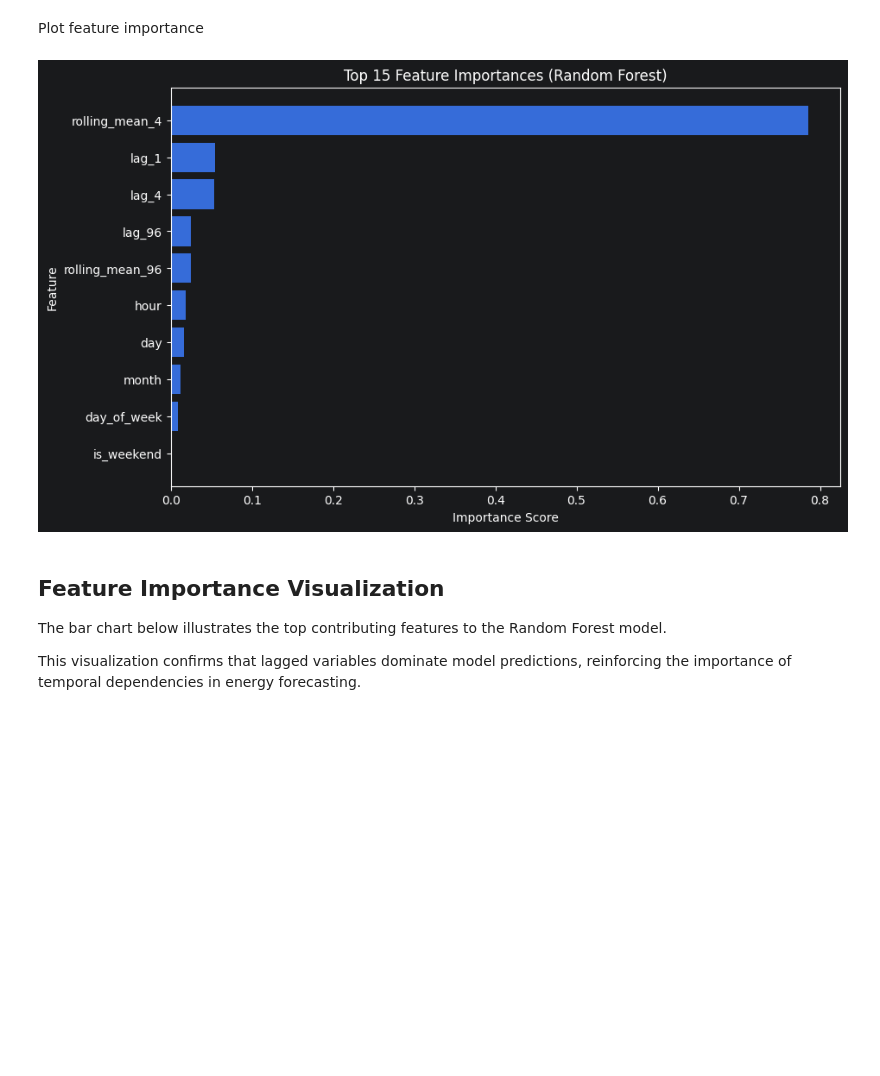
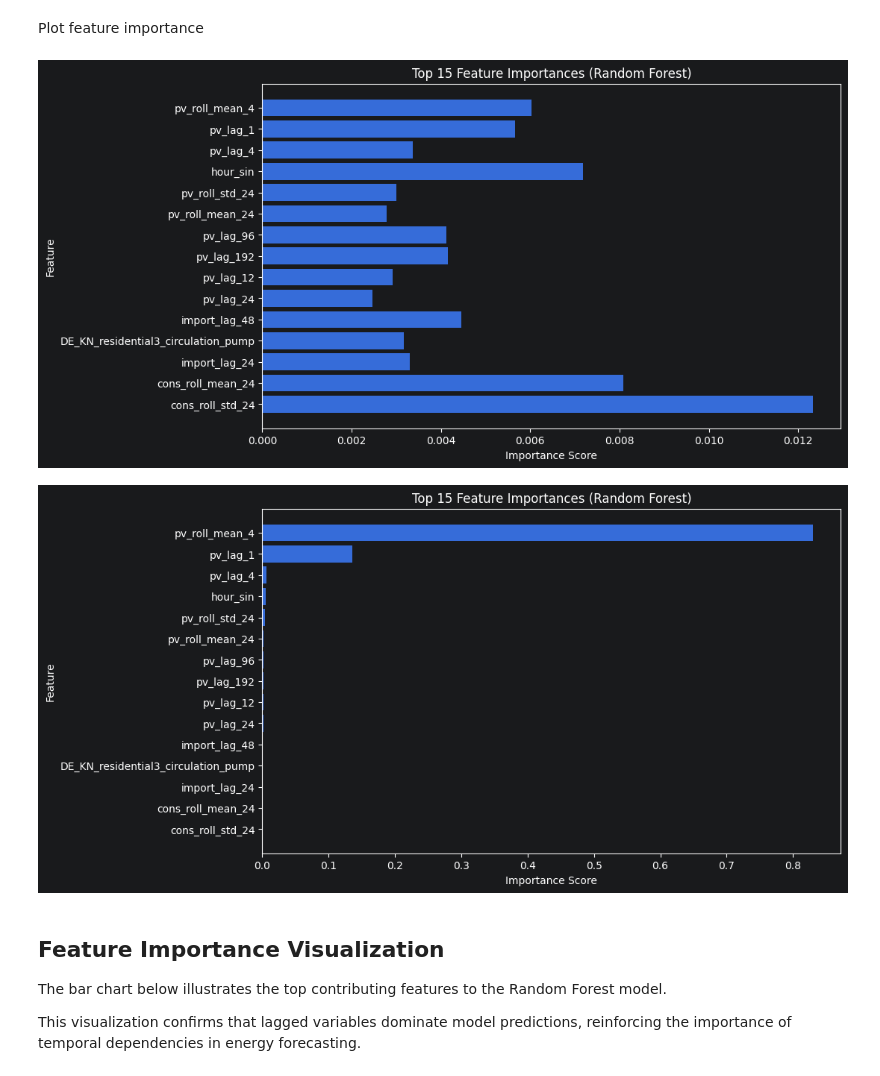
Before and after one commit to Iminza67/Household-Energy-Consumption-Generation-Analysis, a Jupyter notebook: notebooks/randomforest.ipynb, the cells around one changed output. Cells and saved outputs as stored; diff of their text form; code cells hidden in the pictures; blank space fills up the shorter version.

```diff
--- a/notebooks/randomforest.ipynb
+++ b/notebooks/randomforest.ipynb
@@ -331,12 +331,14 @@ Feature importance provides insight into which variables contribute most to the
 - Identifying dominant predictors in the dataset
 # %%
 feature_importance = pd.DataFrame({
-    'Feature': feature_cols,
-    'Importance': rf_model.feature_importances_
+    'Feature': features,
+     'Importance_cons': rf_cons.feature_importances_,
+    'Importance_pv': rf_pv.feature_importances_
+
 })
 
 feature_importance = feature_importance.sort_values(
-    by='Importance',
+    by='Importance_pv',
     ascending=False
 )
 
@@ -375,16 +383,26 @@ Plot feature importance
 # %%
 top_features = feature_importance.head(15)
 
 plt.figure(figsize=(10,6))
-plt.barh(top_features['Feature'], top_features['Importance'])
+plt.barh(top_features['Feature'], top_features['Importance_cons'])
 plt.gca().invert_yaxis()
 
 plt.title("Top 15 Feature Importances (Random Forest)")
 plt.xlabel("Importance Score")
 plt.ylabel("Feature")
 plt.show()
+
+plt.figure(figsize=(10,6))
+plt.barh(top_features['Feature'], top_features['Importance_pv'])
+plt.gca().invert_yaxis()
+
+plt.title("Top 15 Feature Importances (Random Forest)")
+plt.xlabel("Importance Score")
+plt.ylabel("Feature")
+plt.show()
 # %% [output]
-[figure, old version]
+[figure, new version]
+[figure, added]
 # %% [markdown]
 ## Feature Importance Visualization
 
```
Also changed, not shown: parts of 2 cells of this notebook, 1 other file.
